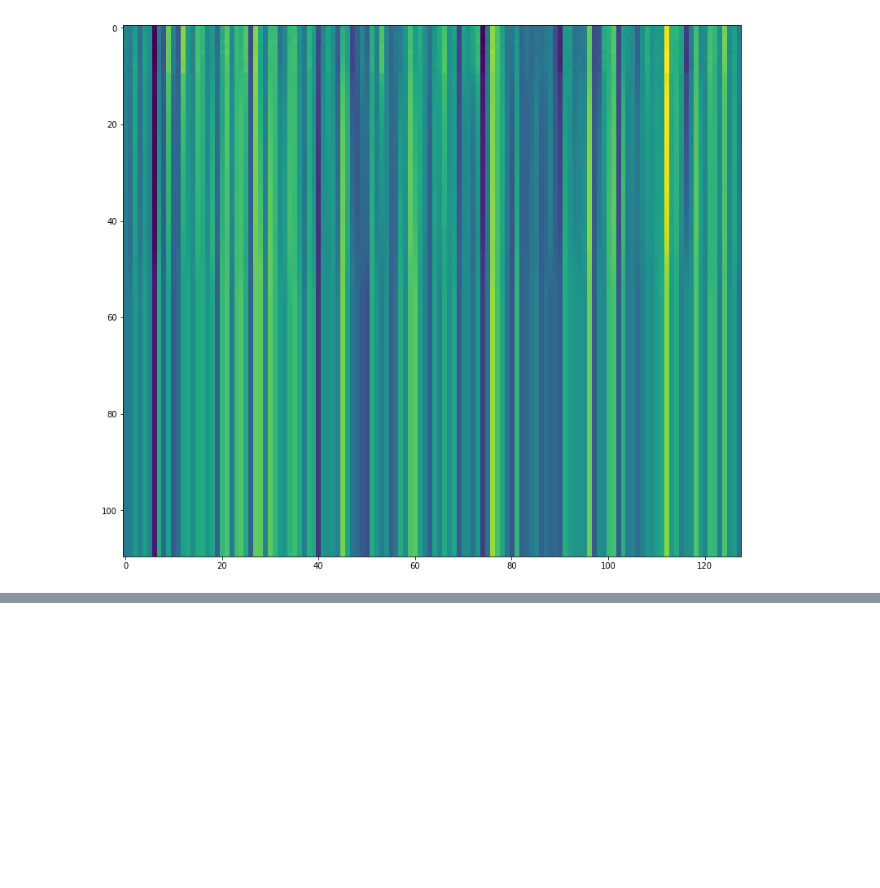
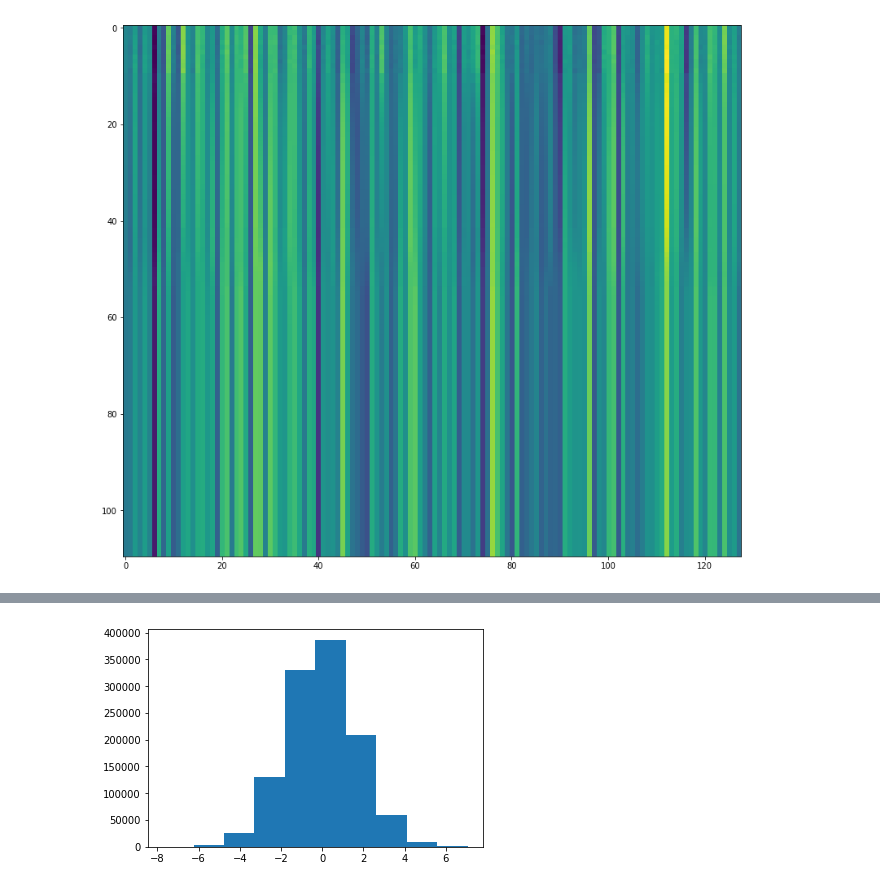
Before and after one commit to jbf81tb/kural_work, a Jupyter notebook: RNN_from_convolutional_autoencoder.ipynb, the cells around one changed output, grey strips where cells are left out. Cells and saved outputs as stored; diff of their text form; code cells hidden in the pictures; blank space fills up the shorter version.

```diff
--- a/RNN_from_convolutional_autoencoder.ipynb
+++ b/RNN_from_convolutional_autoencoder.ipynb
@@ -358,0 +416,7 @@ HTML(anim.to_html5_video())
+# %%
+umovies = embeddedMovies[::10].reshape(-1,128)
+# %%
+plt.hist(umovies.flatten())
+plt.show()
+# %% [output]
+[figure, added]
```
Also changed, not shown: parts of 22 cells of this notebook, 10 other files.
